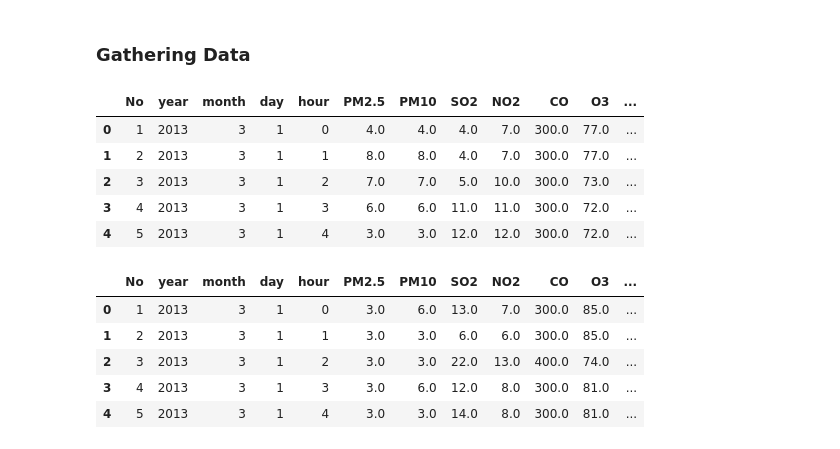
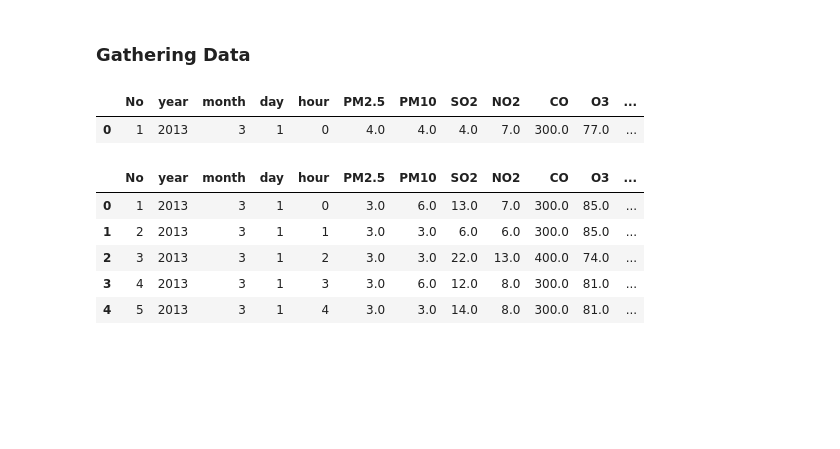
Before and after one commit to attmhd/data_analisis_attmhd, a Jupyter notebook: notebook.ipynb, the cells around one changed output. Drawn from its saved outputs; the diff is of its cells as text; code cells hidden in the pictures; blank space fills up the shorter version.

```diff
--- a/notebook.ipynb
+++ b/notebook.ipynb
@@ -20,14 +22,10 @@ import pandas as pd
 ### Gathering Data
 # %%
 autizhongxin = pd.read_csv('data/PRSA_Data_Aotizhongxin_20130301-20170228.csv')
-autizhongxin.head()
+autizhongxin.head(1)
 # %% [output]
 |  | No | year | month | day | hour | PM2.5 | PM10 | SO2 | NO2 | CO | O3 | ... |
 | 0 | 1 | 2013 | 3 | 1 | 0 | 4.0 | 4.0 | 4.0 | 7.0 | 300.0 | 77.0 | ... |
-| 1 | 2 | 2013 | 3 | 1 | 1 | 8.0 | 8.0 | 4.0 | 7.0 | 300.0 | 77.0 | ... |
-| 2 | 3 | 2013 | 3 | 1 | 2 | 7.0 | 7.0 | 5.0 | 10.0 | 300.0 | 73.0 | ... |
-| 3 | 4 | 2013 | 3 | 1 | 3 | 6.0 | 6.0 | 11.0 | 11.0 | 300.0 | 72.0 | ... |
-| 4 | 5 | 2013 | 3 | 1 | 4 | 3.0 | 3.0 | 12.0 | 12.0 | 300.0 | 72.0 | ... |
 # %%
 changping = pd.read_csv('data/PRSA_Data_Changping_20130301-20170228.csv')
 changping.head()
```
Also changed, not shown: parts of 61 cells of this notebook, 3 other files.
